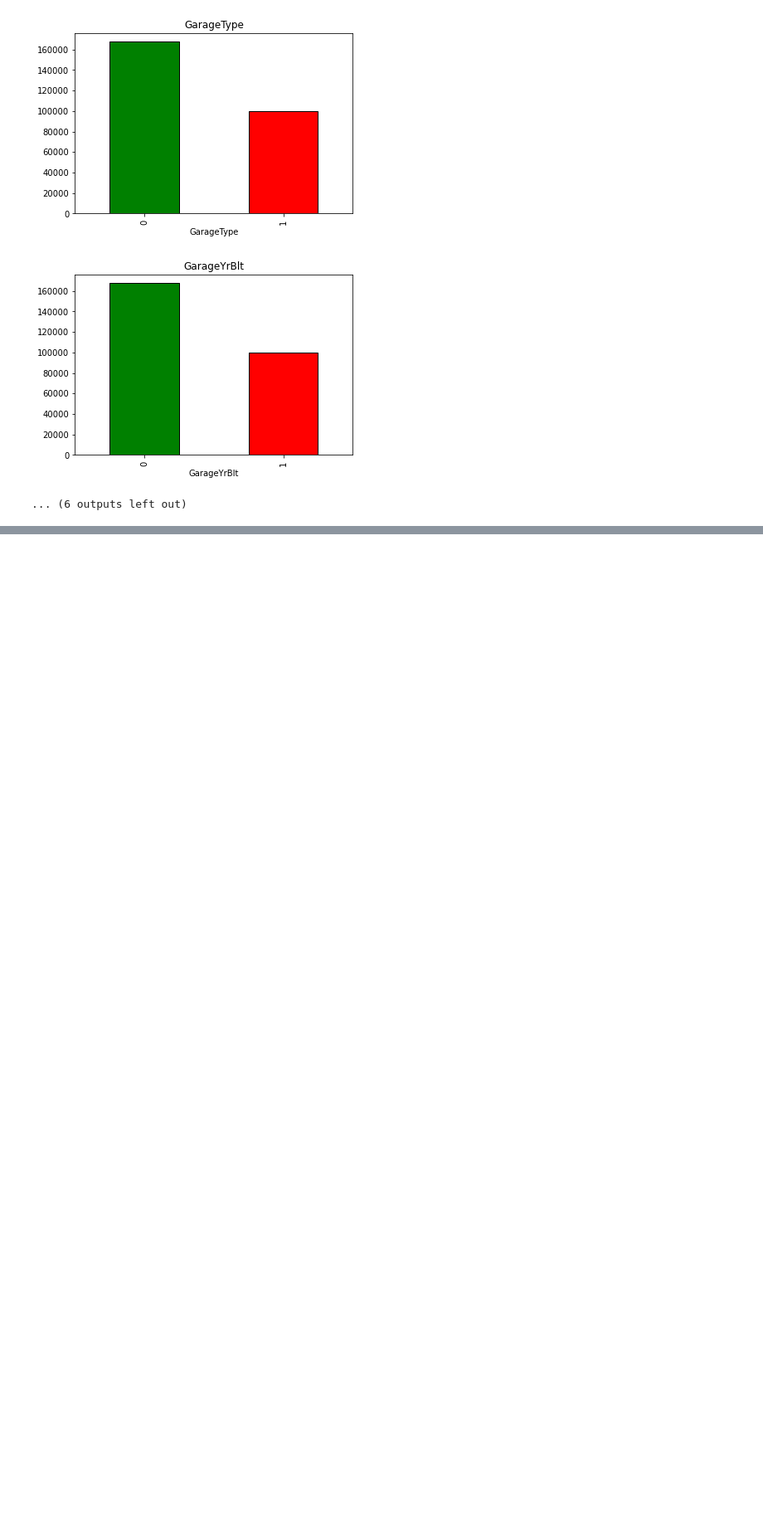
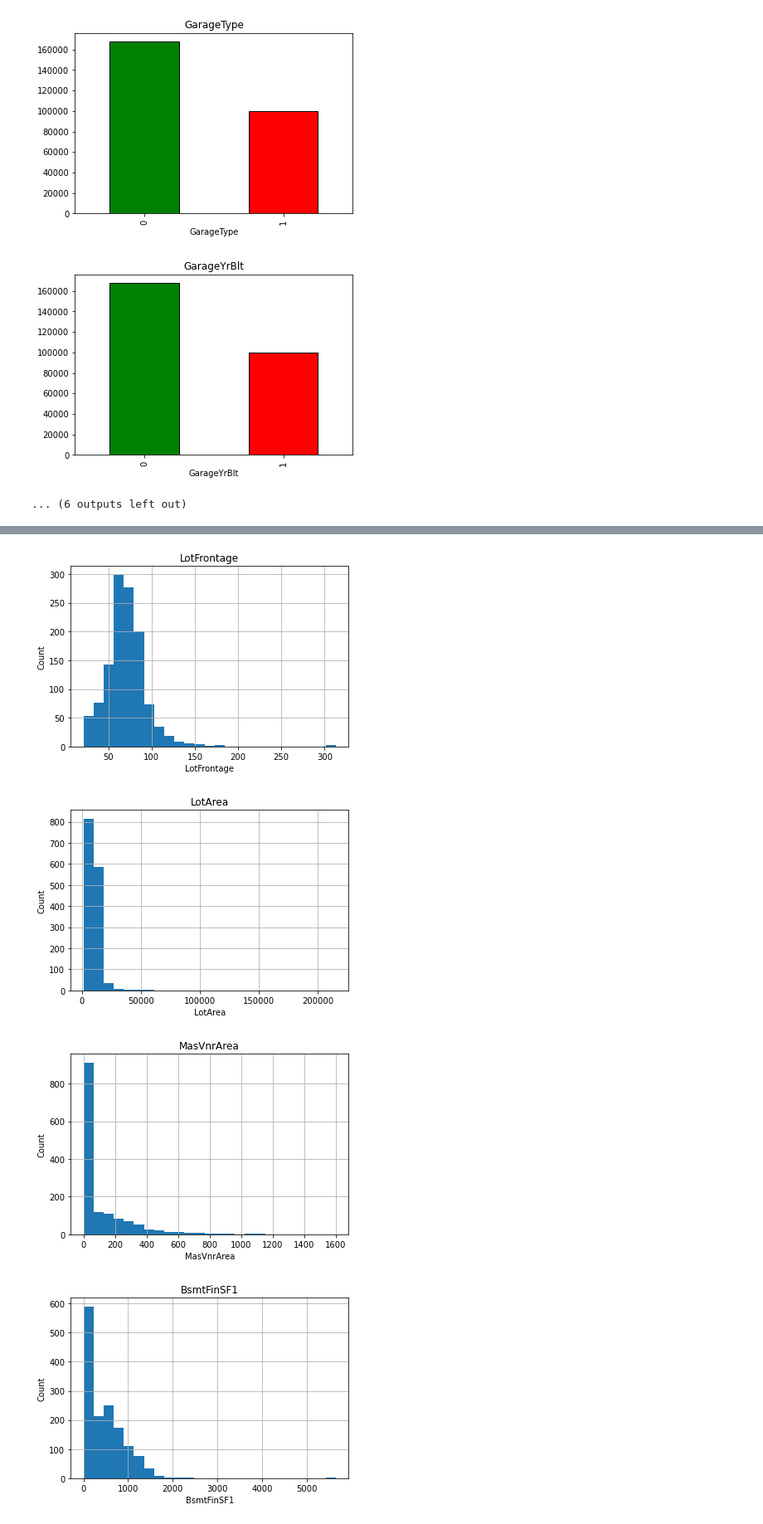
Before and after one commit to jasneekchugh/Machine-Learning-Projects, a Jupyter notebook: House Prices Prediction/HousePrice_DA.ipynb, the cells around one changed output, grey strips where cells are left out. Shown at 83% size. Drawn from its saved outputs; the diff is of its cells as text; code cells hidden in the pictures; blank space fills up the shorter version.

```diff
--- a/House Prices Prediction/HousePrice_DA.ipynb
+++ b/House Prices Prediction/HousePrice_DA.ipynb
@@ -92,0 +190,6 @@ for feature in features_with_na:
+# %%
+# Continous Variable
+continuous_feature=[feature for feature in numerical_features if feature not in discrete_feature+year_features+['Id']]
+print("Continuous feature Count {}".format(len(continuous_feature)))
+
+continuous_feature
@@ -92,0 +214,15 @@ for feature in features_with_na:
+# %%
+## Realtionship between Continous Features and Sale PRice
+
+for feature in continuous_feature:
+    data=train_data.copy()
+    data[feature].hist(bins=25)
+    plt.xlabel(feature)
+    plt.ylabel("Count")
+    plt.title(feature)
+    plt.show()
+# %% [output]
+[figure, added]
+[figure, added]
+[figure, added]
+[figure, added]
```
Also changed, not shown: parts of 16 cells of this notebook.
